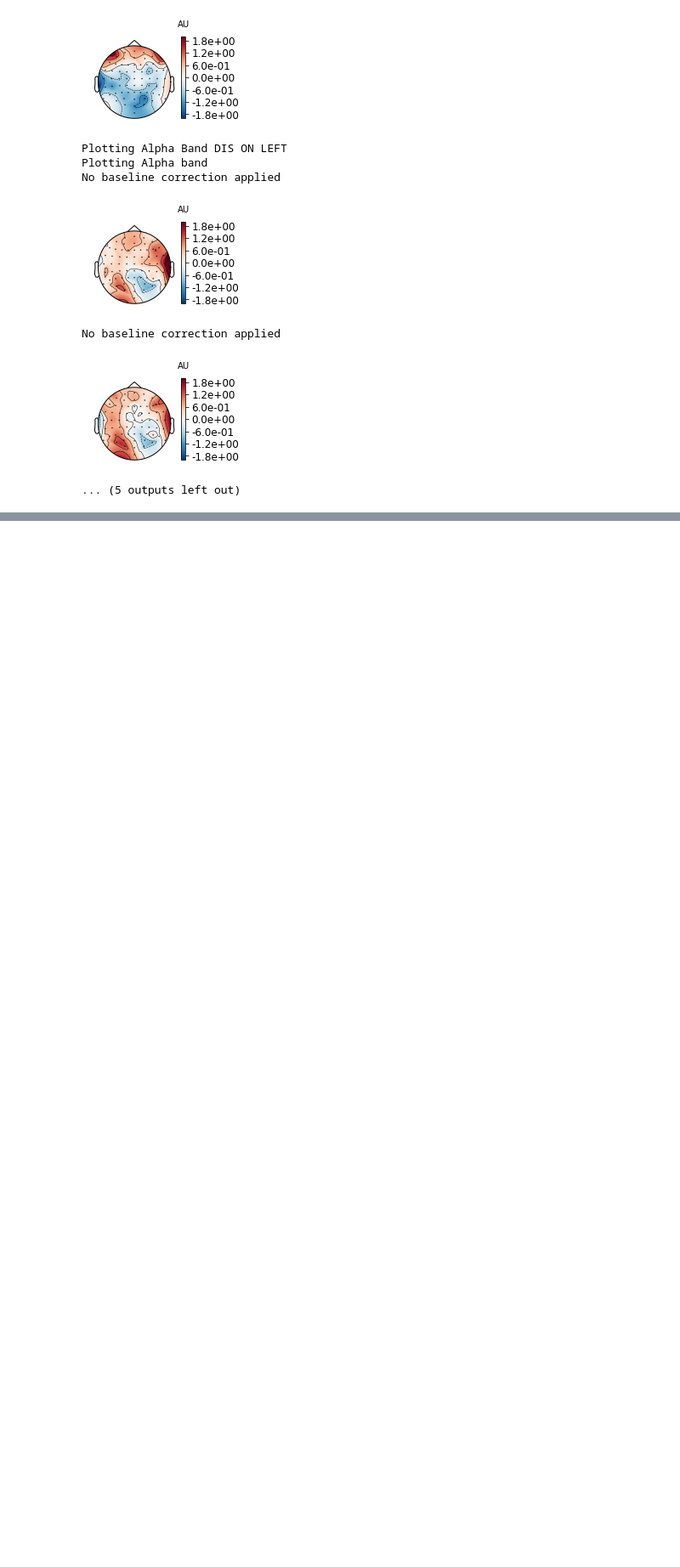
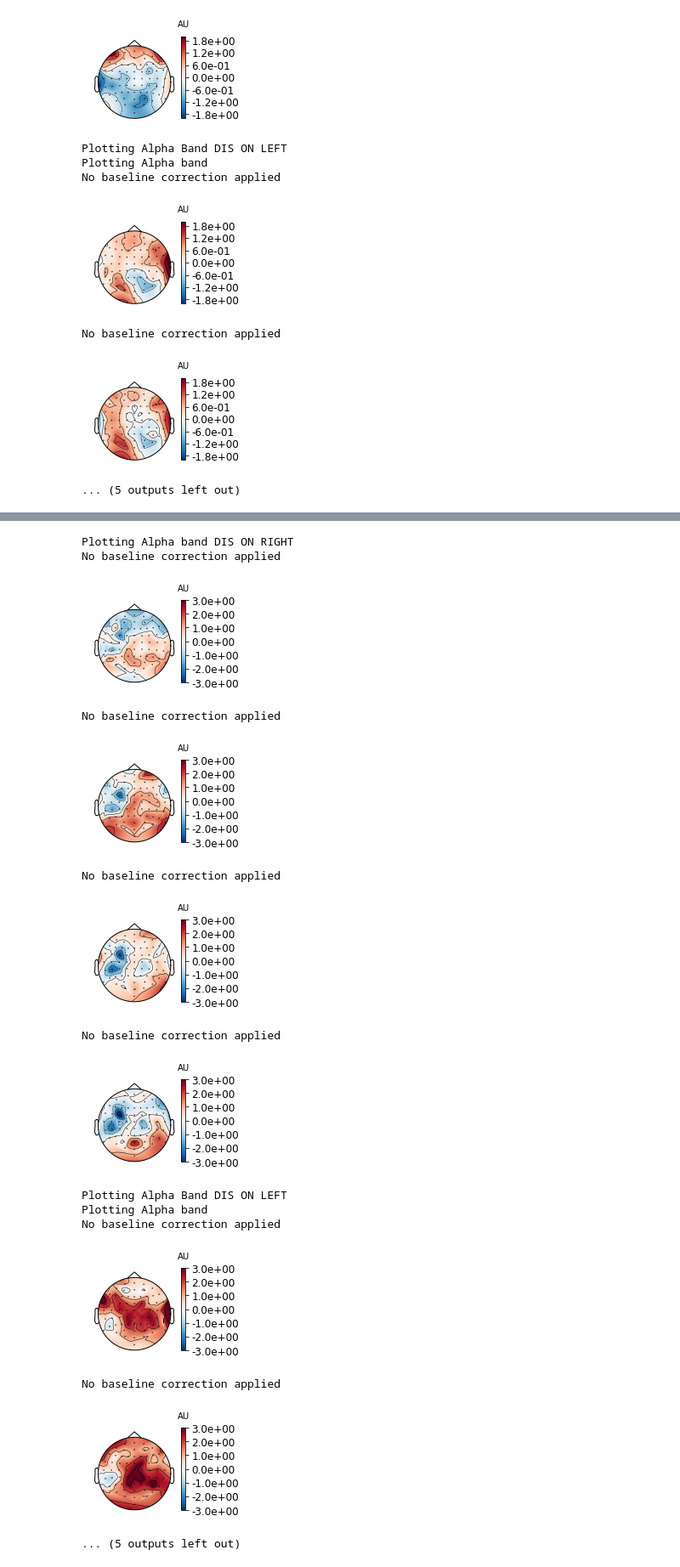
Before and after one commit to HwangLabNeuroCogDynamics/Alpha-Study, a Jupyter notebook: matching_brad/placeholders/separating_WhiteBears_from_CueUsers.ipynb, the cells around one changed output, grey strips where cells are left out. Shown at 85% size. Drawn from its saved outputs; the diff is of its cells as text; code cells hidden in the pictures; blank space fills up the shorter version.

```diff
--- a/matching_brad/placeholders/separating_WhiteBears_from_CueUsers.ipynb
+++ b/matching_brad/placeholders/separating_WhiteBears_from_CueUsers.ipynb
@@ -795,0 +1126,44 @@ No baseline correction applied
+# %%
+cond='disLongCue_trig'
+## Contrasting with centrally presented:
+lat=disCUall_subs_Rights[cond]
+center=disCUall_subs_Neutrals['neutLongCue_trig']
+latMinusCenter=lat-center
+
+print('Plotting Alpha band DIS ON RIGHT')
+#fig,ax=plt.subplots(4)
+latMinusCenter.plot_topomap(fmin=8,fmax=14,tmin=0,tmax=0.2,vmin=-3,vmax=3)
+latMinusCenter.plot_topomap(fmin=8,fmax=14,tmin=0.2,tmax=0.4,vmin=-3,vmax=3)
+latMinusCenter.plot_topomap(fmin=8,fmax=14,tmin=0.4,tmax=0.8,vmin=-3,vmax=3)
+latMinusCenter.plot_topomap(fmin=8,fmax=14,tmin=0.8,tmax=1,vmin=-3,vmax=3)
+#plt.show()#
+print('\n\n\nPlotting Alpha Band DIS ON LEFT')
+## Contrasting with centrally presented:
+lat=disCUall_subs_Lefts[cond]
+center=disCUall_subs_Neutrals['neutLongCue_trig']
+latMinusCenter=lat-center
+
+print('Plotting Alpha band')
+#fig,ax=plt.subplots(4)
+latMinusCenter.plot_topomap(fmin=8,fmax=14,tmin=0,tmax=0.2,vmin=-3,vmax=3)
+latMinusCenter.plot_topomap(fmin=8,fmax=14,tmin=0.2,tmax=0.4,vmin=-3,vmax=3)
+latMinusCenter.plot_topomap(fmin=8,fmax=14,tmin=0.4,tmax=0.8,vmin=-3,vmax=3)
+latMinusCenter.plot_topomap(fmin=8,fmax=14,tmin=0.8,tmax=1,vmin=-3,vmax=3)
+#plt.show()#
+# %% [output]
+Plotting Alpha band DIS ON RIGHT
+No baseline correction applied
+[figure, added]
+No baseline correction applied
+[figure, added]
+No baseline correction applied
+[figure, added]
+No baseline correction applied
+[figure, added]
+Plotting Alpha Band DIS ON LEFT
+Plotting Alpha band
+No baseline correction applied
+[figure, added]
+No baseline correction applied
+[figure, added]
+... (5 outputs left out)
```
Also changed, not shown: parts of 12 cells of this notebook.
